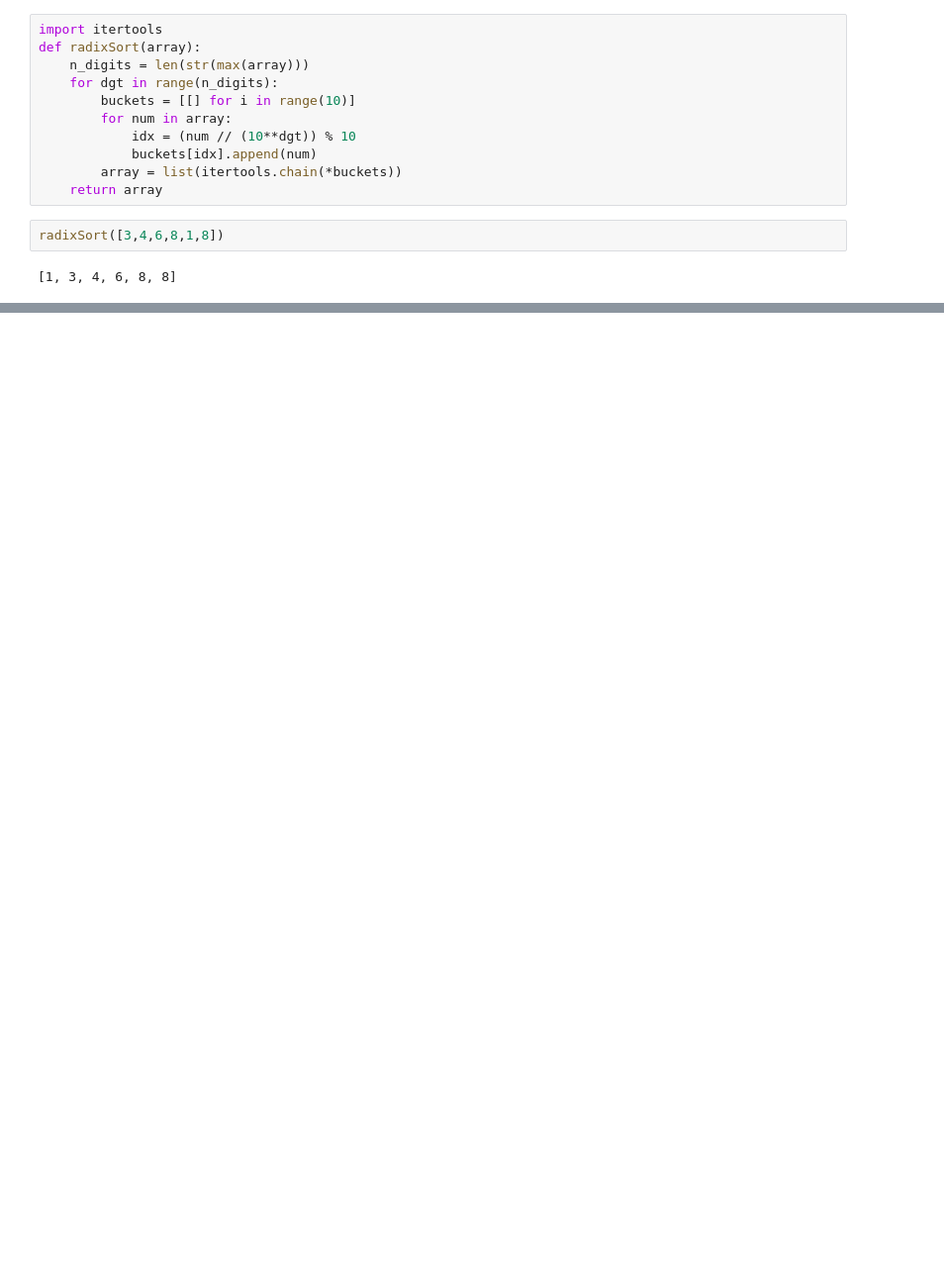
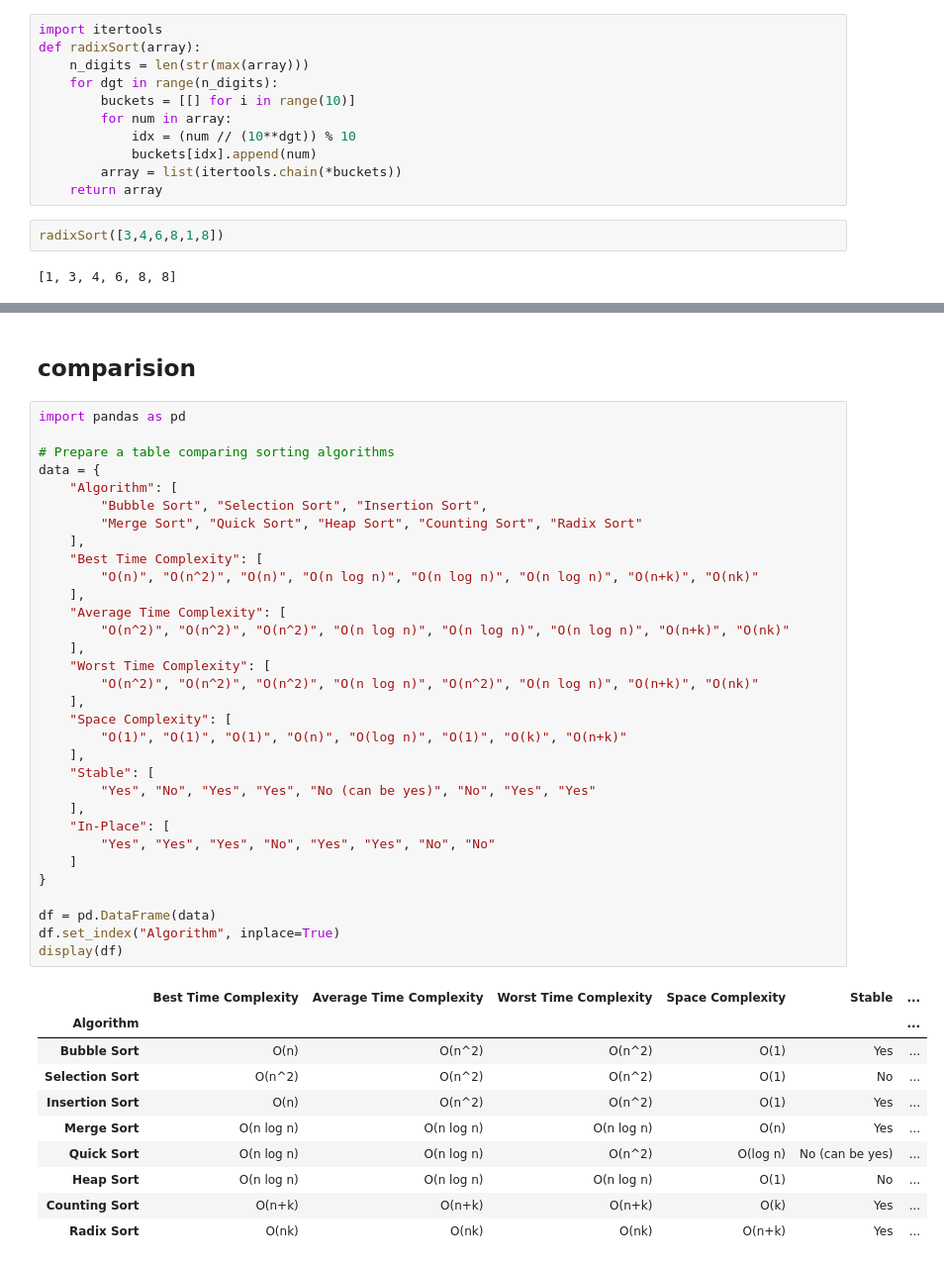
Before and after one commit to senthilkumarimuth/gists, a Jupyter notebook: python/sorting_algorithms/sorting.ipynb, the cells around one changed output, grey strips where cells are left out. Shown at 99% size. Cells and saved outputs as stored; diff of their text form; blank space fills up the shorter version.

```diff
--- a/python/sorting_algorithms/sorting.ipynb
+++ b/python/sorting_algorithms/sorting.ipynb
@@ -243,0 +376,45 @@ radixSort([3,4,6,8,1,8])
+# %% [markdown]
+## comparision
+# %%
+import pandas as pd
+
+# Prepare a table comparing sorting algorithms
+data = {
+    "Algorithm": [
+        "Bubble Sort", "Selection Sort", "Insertion Sort",
+        "Merge Sort", "Quick Sort", "Heap Sort", "Counting Sort", "Radix Sort"
+    ],
+    "Best Time Complexity": [
+        "O(n)", "O(n^2)", "O(n)", "O(n log n)", "O(n log n)", "O(n log n)", "O(n+k)", "O(nk)"
+    ],
+    "Average Time Complexity": [
+        "O(n^2)", "O(n^2)", "O(n^2)", "O(n log n)", "O(n log n)", "O(n log n)", "O(n+k)", "O(nk)"
+    ],
+    "Worst Time Complexity": [
+        "O(n^2)", "O(n^2)", "O(n^2)", "O(n log n)", "O(n^2)", "O(n log n)", "O(n+k)", "O(nk)"
+    ],
+    "Space Complexity": [
+        "O(1)", "O(1)", "O(1)", "O(n)", "O(log n)", "O(1)", "O(k)", "O(n+k)"
+    ],
+    "Stable": [
+        "Yes", "No", "Yes", "Yes", "No (can be yes)", "No", "Yes", "Yes"
+    ],
+    "In-Place": [
+        "Yes", "Yes", "Yes", "No", "Yes", "Yes", "No", "No"
+    ]
+}
+
+df = pd.DataFrame(data)
+df.set_index("Algorithm", inplace=True)
+display(df)
+# %% [output]
+|  | Best Time Complexity | Average Time Complexity | Worst Time Complexity | Space Complexity | Stable | ... |
+| Algorithm |  |  |  |  |  | ... |
+| Bubble Sort | O(n) | O(n^2) | O(n^2) | O(1) | Yes | ... |
+| Selection Sort | O(n^2) | O(n^2) | O(n^2) | O(1) | No | ... |
+| Insertion Sort | O(n) | O(n^2) | O(n^2) | O(1) | Yes | ... |
+| Merge Sort | O(n log n) | O(n log n) | O(n log n) | O(n) | Yes | ... |
+| Quick Sort | O(n log n) | O(n log n) | O(n^2) | O(log n) | No (can be yes) | ... |
+| Heap Sort | O(n log n) | O(n log n) | O(n log n) | O(1) | No | ... |
+| Counting Sort | O(n+k) | O(n+k) | O(n+k) | O(k) | Yes | ... |
+| Radix Sort | O(nk) | O(nk) | O(nk) | O(n+k) | Yes | ... |
```
Also changed, not shown: parts of 18 cells of this notebook.
